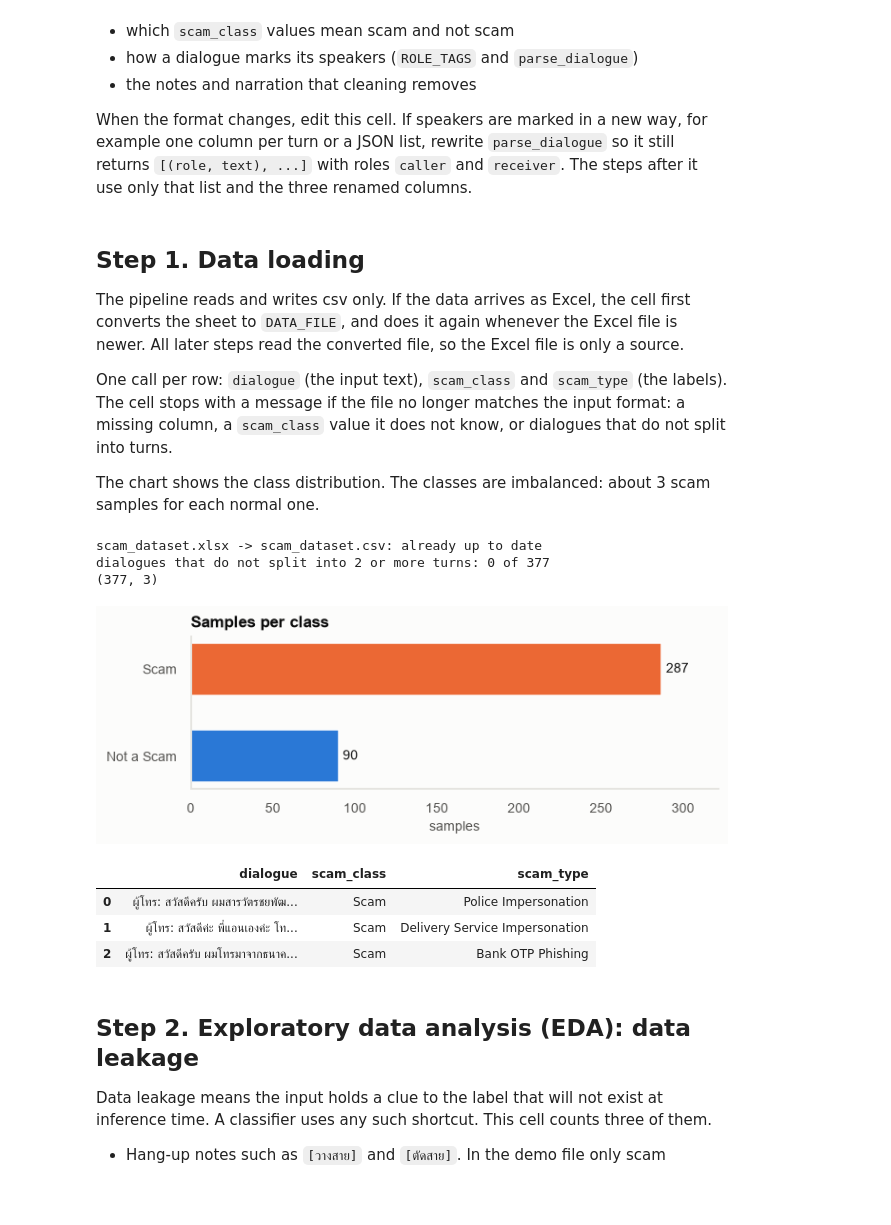
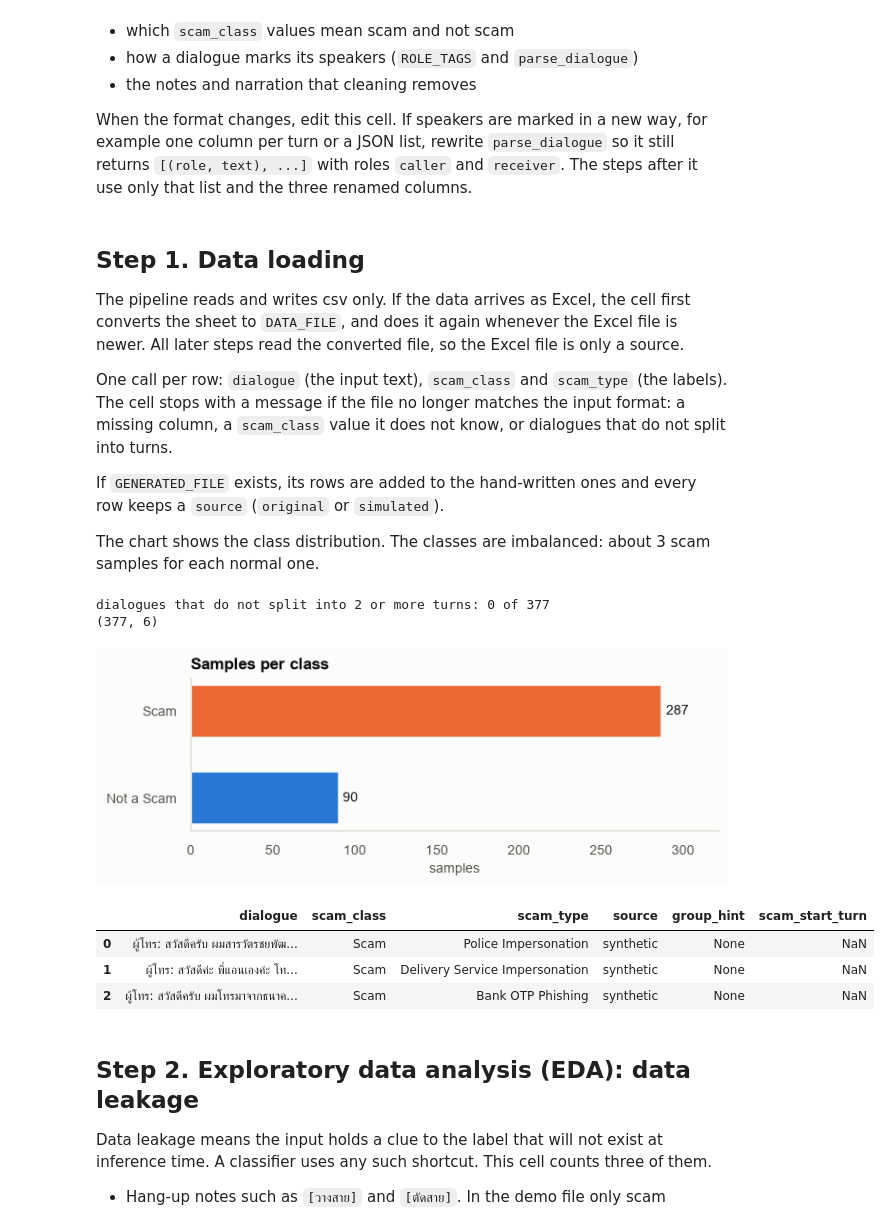
Before and after one commit to ZenithGeeks/Callas, a Jupyter notebook: notebooks/scam_classifier_phayathaibert.ipynb, the cells around one changed output. Cells and saved outputs as stored; diff of their text form; code cells hidden in the pictures; blank space fills up the shorter version.

```diff
--- a/notebooks/scam_classifier_phayathaibert.ipynb
+++ b/notebooks/scam_classifier_phayathaibert.ipynb
@@ -150,6 +155,17 @@ EXCEL_SOURCE = (
     ROOT / "dataset" / "scam_dataset.xlsx"
 )  # converted to DATA_FILE; None if there is no Excel file
 SHEET = 0  # sheet of EXCEL_SOURCE that holds the dialogues
+
+# Simulated calls, written by: python -m data_pipeline.synthesize --export-notebook <csv>
+# It has the same three columns. None, or a file that is not there, means hand-written data only.
+GENERATED_FILE = ROOT / "dataset" / "scam_dataset_generated.csv"
+# The `source` of the rows in DATA_FILE. The notebook has always written "synthetic" for them
+# (the demo spreadsheet is generated data), and the committed data/processed files say so.
+ORIGINAL_SOURCE = "synthetic"
+# Columns read when the file has them. `source` says where a row came from. Rows that share a
+# `group_hint` (a call type and scenario) always end up in one split group. `scam_start_turn` is
+# the first turn (0-based) where the scam shows; step 9 uses it to see if the cut loses it.
+OPTIONAL_COLUMNS = ("source", "group_hint", "scam_start_turn")
 
 # Column name in the file -> name used in this notebook.
 COLUMNS = {"dialogue": "dialogue", "scam_class": "scam_class", "scam_type": "scam_type"}
@@ -192,7 +208,7 @@ def convert_excel(excel: Path, path: Path) -> bool:
     return True
 
 
-def load_raw(path: Path) -> pd.DataFrame:
+def load_raw(path: Path, default_source: str = ORIGINAL_SOURCE) -> pd.DataFrame:
     if path.suffix.lower() != ".csv":
         raise ValueError(f"DATA_FILE must be a .csv file, not {path.name}")
     frame = pd.read_csv(path, encoding=CSV_ENCODING)
@@ -201,7 +217,13 @@ def load_raw(path: Path) -> pd.DataFrame:
         raise ValueError(
             f"{path.name} has no column {missing}. It has {list(frame.columns)}. Edit COLUMNS."
         )
-    return frame.rename(columns=COLUMNS)[list(COLUMNS.values())]
+    frame = frame.rename(columns=COLUMNS)
+    frame = frame[[*COLUMNS.values(), *(c for c in OPTIONAL_COLUMNS if c in frame.columns)]]
+    for col in OPTIONAL_COLUMNS:
+        if col not in frame.columns:
+            frame[col] = None
+    frame["source"] = frame["source"].fillna(default_source)
+    return frame
 
 
 def parse_dialogue(dialogue: str) -> list[tuple[str, str]]:
@@ -219,6 +241,9 @@ One call per row: `dialogue` (the input text), `scam_class` and `scam_type` (the
 The cell stops with a message if the file no longer matches the input format: a missing
 column, a `scam_class` value it does not know, or dialogues that do not split into turns.
 
+If `GENERATED_FILE` exists, its rows are added to the hand-written ones and every row keeps a
+`source` (`original` or `simulated`).
+
 The chart shows the class distribution. The classes are imbalanced: about 3 scam samples
 for each normal one.
 # %%
@@ -230,49 +255,55 @@ if EXCEL_SOURCE is not None and EXCEL_SOURCE.exists():
     )
 
 raw = load_raw(DATA_FILE)
+if GENERATED_FILE is not None and GENERATED_FILE.exists():
+    raw = pd.concat([raw, load_raw(GENERATED_FILE, "simulated")], ignore_index=True)
 raw = raw.dropna(subset=["dialogue", "scam_class"]).reset_index(drop=True)
 raw["dialogue"] = raw["dialogue"].astype(str)
 raw["scam_class"] = raw["scam_class"].astype(str).str.strip()
 raw["scam_type"] = raw["scam_type"].fillna("").astype(str).str.strip()
+
+raw["source"] = raw["source"].astype(str)
+raw["scam_start_turn"] = pd.to_numeric(raw["scam_start_turn"], errors="coerce")
+if raw["source"].nunique() > 1:
+    print("rows per source:", raw["source"].value_counts().to_dict())
 
 unknown_classes = sorted(set(raw["scam_class"].str.lower()) - set(SCAM_CLASS_VALUES))
 if unknown_classes:
     raise ValueError(f"scam_class values not in SCAM_CLASS_VALUES: {unknown_classes}")
 
 unparsed = raw["dialogue"].map(parse_dialogue).map(len) < 2
 print(f"dialogues that do not split into 2 or more turns: {unparsed.sum()} of {len(raw)}")
 if unparsed.mean() > MAX_UNPARSED_SHARE:
     raise ValueError(
         "Most dialogues do not match ROLE_TAGS, so the format has changed. "
         "Edit ROLE_TAGS or parse_dialogue in the input format cell. First dialogue:\n"
         + raw["dialogue"].iat[0][:300]
     )
 
 print(raw.shape)
 class_counts = raw["scam_class"].value_counts()
 
 fig, ax = plt.subplots(figsize=(6.5, 1.9))
 ax.barh(
     class_counts.index,
     class_counts.to_numpy(),
     height=0.6,
     color=[CLASS_COLORS.get(c, NEUTRAL) for c in class_counts.index],
 )
 label_bars(ax)
 ax.invert_yaxis()
 ax.set(title="Samples per class", xlabel="samples", xlim=(0, class_counts.max() * 1.12))
 plt.show()
 
 raw.head(3)
 # %% [output]
-scam_dataset.xlsx -> scam_dataset.csv: already up to date
 dialogues that do not split into 2 or more turns: 0 of 377
-(377, 3)
+(377, 6)
 [figure]
-|  | dialogue | scam_class | scam_type |
-| 0 | ผู้โทร: สวัสดีครับ ผมสารวัตรชยพัฒ... | Scam | Police Impersonation |
-| 1 | ผู้โทร: สวัสดีค่ะ พี่แอนเองค่ะ โท... | Scam | Delivery Service Impersonation |
-| 2 | ผู้โทร: สวัสดีครับ ผมโทรมาจากธนาค... | Scam | Bank OTP Phishing |
+|  | dialogue | scam_class | scam_type | source | group_hint | scam_start_turn |
+| 0 | ผู้โทร: สวัสดีครับ ผมสารวัตรชยพัฒ... | Scam | Police Impersonation | synthetic | None | NaN |
+| 1 | ผู้โทร: สวัสดีค่ะ พี่แอนเองค่ะ โท... | Scam | Delivery Service Impersonation | synthetic | None | NaN |
+| 2 | ผู้โทร: สวัสดีครับ ผมโทรมาจากธนาค... | Scam | Bank OTP Phishing | synthetic | None | NaN |
 # %% [markdown]
 ## Step 2. Exploratory data analysis (EDA): data leakage
 
```
Also changed, not shown: parts of 20 cells of this notebook, 4 other files.
